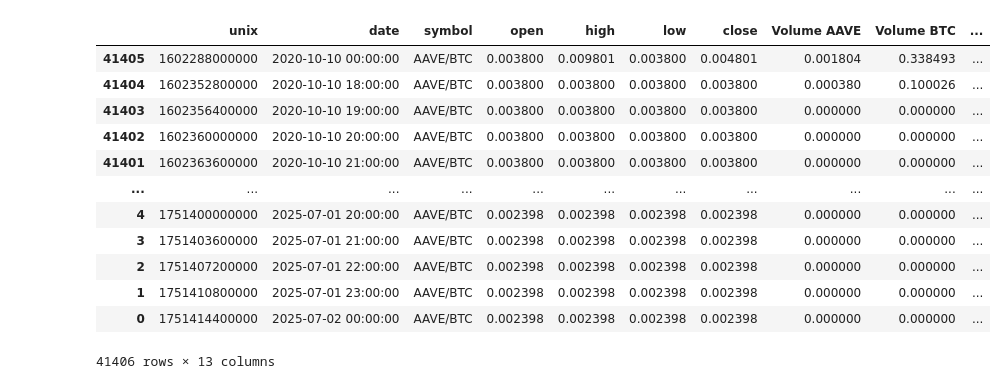
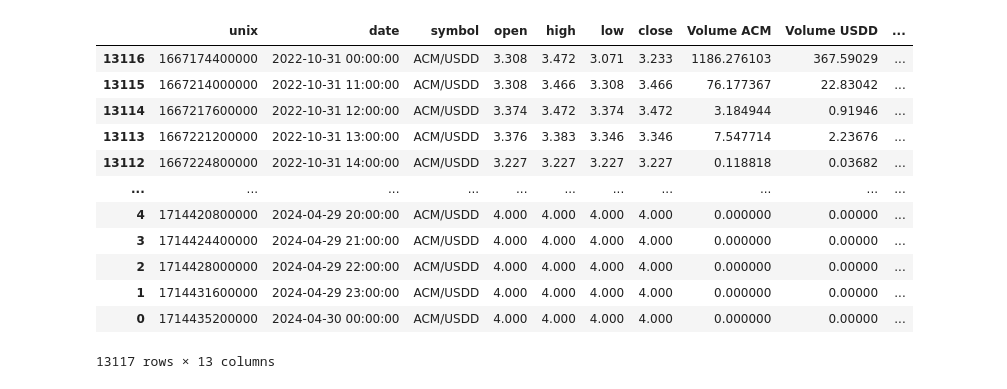
Before and after one commit to HigorFerreira/trabalho-final-pos-ia-mod-1, a Jupyter notebook: notebook.ipynb, the cells around one changed output. Saved outputs shown, nothing was run; the diff lists cells and outputs as text; code cells hidden in the pictures.

```diff
--- a/notebook.ipynb
+++ b/notebook.ipynb
@@ -5,17 +7,17 @@ from modulos.data_load import load
 # %%
-df = load('AAVEBTC')
+df = load('ACMUSDD')
 df
 # %% [output]
-|  | unix | date | symbol | open | high | low | close | Volume AAVE | Volume BTC | ... |
-| 41405 | 1602288000000 | 2020-10-10 00:00:00 | AAVE/BTC | 0.003800 | 0.009801 | 0.003800 | 0.004801 | 0.001804 | 0.338493 | ... |
-| 41404 | 1602352800000 | 2020-10-10 18:00:00 | AAVE/BTC | 0.003800 | 0.003800 | 0.003800 | 0.003800 | 0.000380 | 0.100026 | ... |
-| 41403 | 1602356400000 | 2020-10-10 19:00:00 | AAVE/BTC | 0.003800 | 0.003800 | 0.003800 | 0.003800 | 0.000000 | 0.000000 | ... |
-| 41402 | 1602360000000 | 2020-10-10 20:00:00 | AAVE/BTC | 0.003800 | 0.003800 | 0.003800 | 0.003800 | 0.000000 | 0.000000 | ... |
-| 41401 | 1602363600000 | 2020-10-10 21:00:00 | AAVE/BTC | 0.003800 | 0.003800 | 0.003800 | 0.003800 | 0.000000 | 0.000000 | ... |
+|  | unix | date | symbol | open | high | low | close | Volume ACM | Volume USDD | ... |
+| 13116 | 1667174400000 | 2022-10-31 00:00:00 | ACM/USDD | 3.308 | 3.472 | 3.071 | 3.233 | 1186.276103 | 367.59029 | ... |
+| 13115 | 1667214000000 | 2022-10-31 11:00:00 | ACM/USDD | 3.308 | 3.466 | 3.308 | 3.466 | 76.177367 | 22.83042 | ... |
+| 13114 | 1667217600000 | 2022-10-31 12:00:00 | ACM/USDD | 3.374 | 3.472 | 3.374 | 3.472 | 3.184944 | 0.91946 | ... |
+| 13113 | 1667221200000 | 2022-10-31 13:00:00 | ACM/USDD | 3.376 | 3.383 | 3.346 | 3.346 | 7.547714 | 2.23676 | ... |
+| 13112 | 1667224800000 | 2022-10-31 14:00:00 | ACM/USDD | 3.227 | 3.227 | 3.227 | 3.227 | 0.118818 | 0.03682 | ... |
 | ... | ... | ... | ... | ... | ... | ... | ... | ... | ... | ... |
-| 4 | 1751400000000 | 2025-07-01 20:00:00 | AAVE/BTC | 0.002398 | 0.002398 | 0.002398 | 0.002398 | 0.000000 | 0.000000 | ... |
-| 3 | 1751403600000 | 2025-07-01 21:00:00 | AAVE/BTC | 0.002398 | 0.002398 | 0.002398 | 0.002398 | 0.000000 | 0.000000 | ... |
-| 2 | 1751407200000 | 2025-07-01 22:00:00 | AAVE/BTC | 0.002398 | 0.002398 | 0.002398 | 0.002398 | 0.000000 | 0.000000 | ... |
-| 1 | 1751410800000 | 2025-07-01 23:00:00 | AAVE/BTC | 0.002398 | 0.002398 | 0.002398 | 0.002398 | 0.000000 | 0.000000 | ... |
-| 0 | 1751414400000 | 2025-07-02 00:00:00 | AAVE/BTC | 0.002398 | 0.002398 | 0.002398 | 0.002398 | 0.000000 | 0.000000 | ... |
+| 4 | 1714420800000 | 2024-04-29 20:00:00 | ACM/USDD | 4.000 | 4.000 | 4.000 | 4.000 | 0.000000 | 0.00000 | ... |
+| 3 | 1714424400000 | 2024-04-29 21:00:00 | ACM/USDD | 4.000 | 4.000 | 4.000 | 4.000 | 0.000000 | 0.00000 | ... |
+| 2 | 1714428000000 | 2024-04-29 22:00:00 | ACM/USDD | 4.000 | 4.000 | 4.000 | 4.000 | 0.000000 | 0.00000 | ... |
+| 1 | 1714431600000 | 2024-04-29 23:00:00 | ACM/USDD | 4.000 | 4.000 | 4.000 | 4.000 | 0.000000 | 0.00000 | ... |
+| 0 | 1714435200000 | 2024-04-30 00:00:00 | ACM/USDD | 4.000 | 4.000 | 4.000 | 4.000 | 0.000000 | 0.00000 | ... |
-41406 rows × 13 columns
+13117 rows × 13 columns
```
Also changed, not shown: parts of 3 cells of this notebook, 1 other file.
